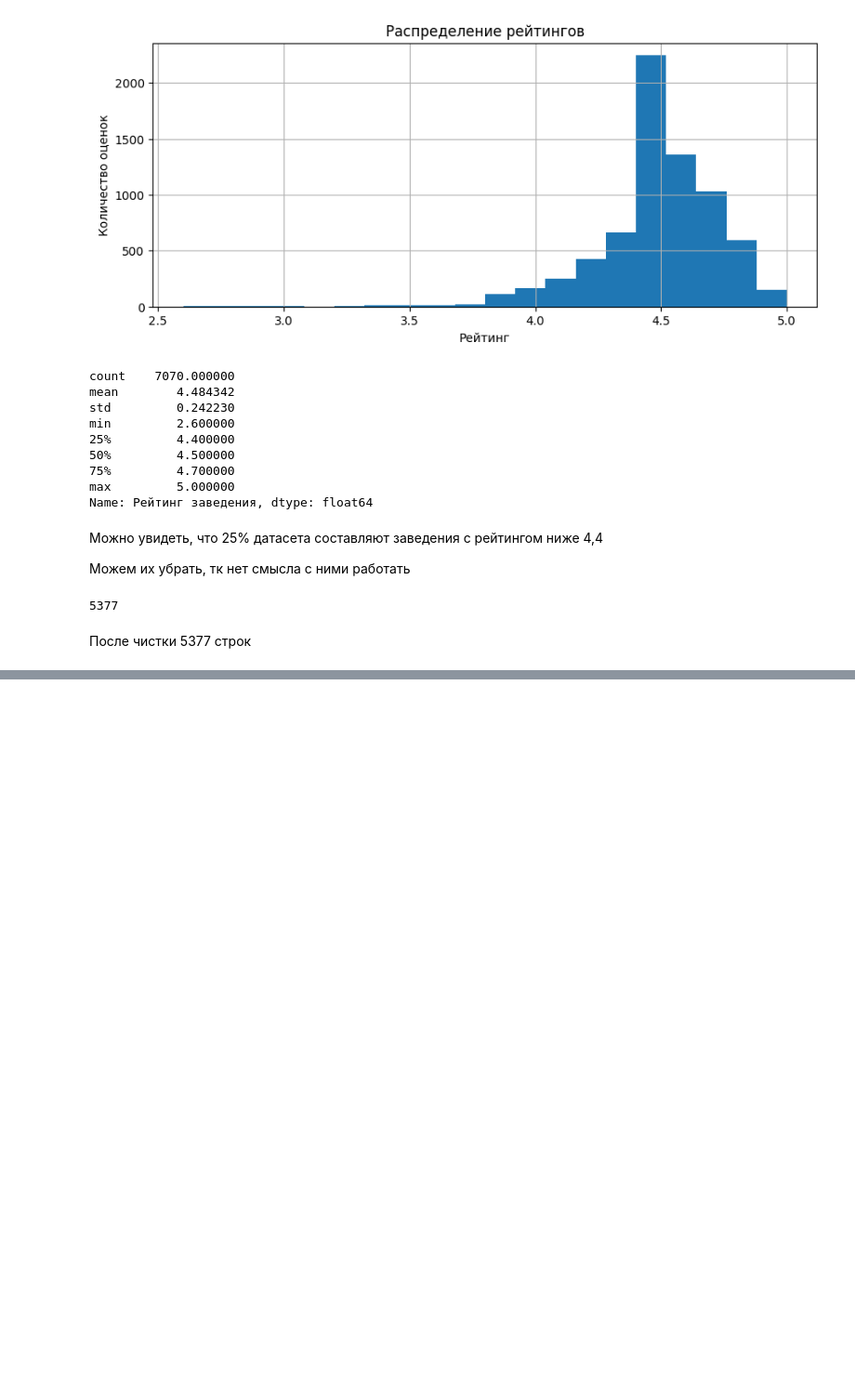
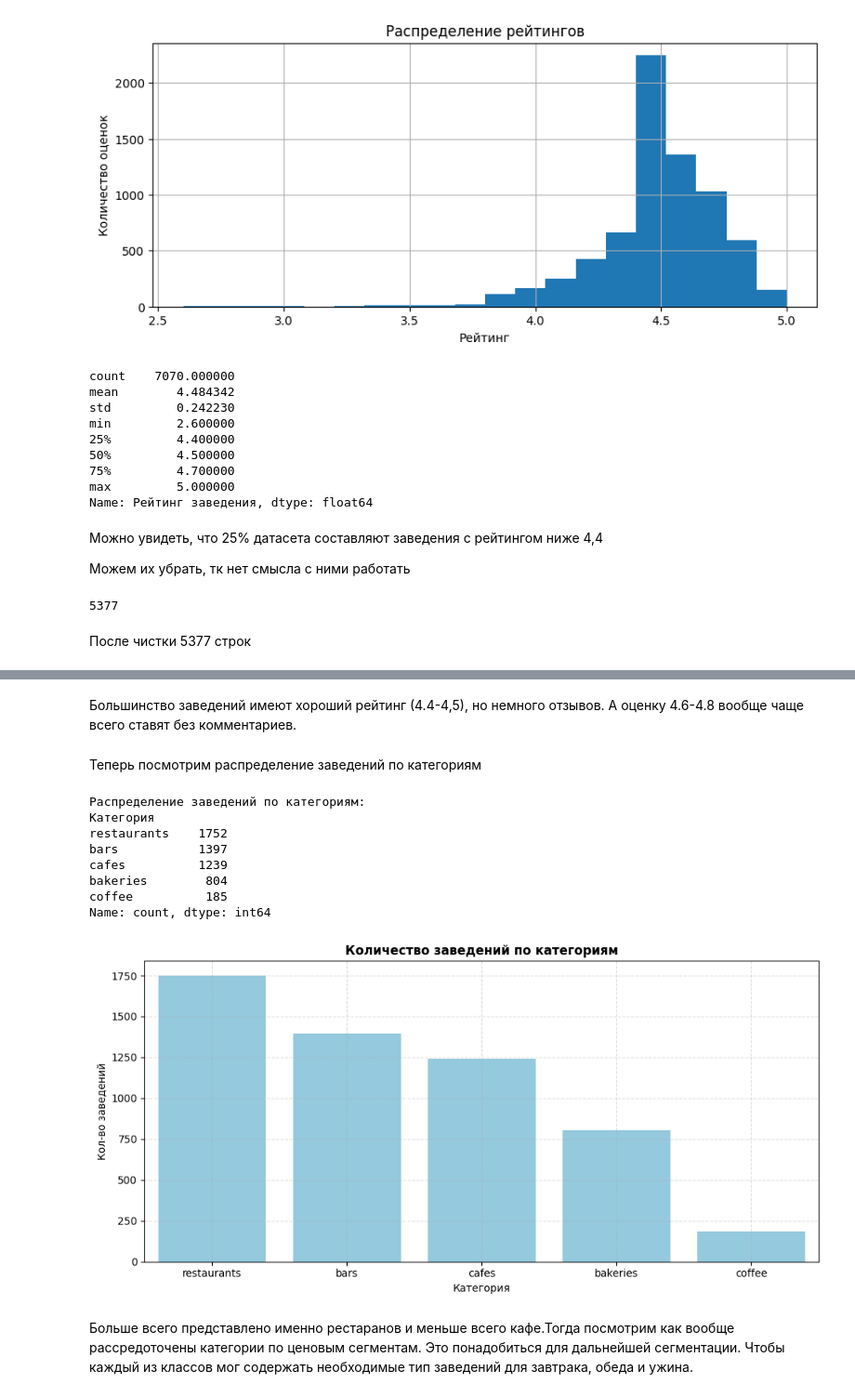
Before and after one commit to gryzunov4ik-create/group_project, a Jupyter notebook: Main_notebook.ipynb, the cells around one changed output, grey strips where cells are left out. Shown: that part at 93% size. Cells and saved outputs as stored; diff of their text form; code cells hidden in the pictures; blank space fills up the shorter version.

```diff
--- a/Main_notebook.ipynb
+++ b/Main_notebook.ipynb
@@ -200,0 +220,33 @@ len(df)
+# %% [markdown]
+Большинство заведений имеют хороший рейтинг (4.4-4,5), но немного отзывов. А оценку 4.6-4.8 вообще чаще всего ставят без комментариев.
+# %% [markdown]
+Теперь посмотрим распределение заведений по категориям
+# %%
+import seaborn as sns
+c=df['Категория'].value_counts()
+
+print("Распределение заведений по категориям:")
+print(c)
+
+plt.figure(figsize=(10, 5))
+sns.barplot(x=c.index, y=c.values, color='skyblue', edgecolor='none')
+
+plt.title('Количество заведений по категориям', fontweight='bold')
+plt.ylabel('Кол-во заведений')
+
+
+plt.grid(ls='--', alpha=0.4)
+plt.tight_layout()
+plt.show()
+# %% [output]
+Распределение заведений по категориям:
+Категория
+restaurants    1752
+bars           1397
+cafes          1239
+bakeries        804
+coffee          185
+Name: count, dtype: int64
+[figure, added]
+# %% [markdown]
+Больше всего представлено именно рестаранов и меньше всего кафе.Тогда посмотрим как вообще рассредоточены категории по ценовым сегментам. Это понадобиться для дальнейшей сегментации. Чтобы каждый из классов мог содержать необходимые тип заведений для завтрака, обеда и ужина.
```
Also changed, not shown: parts of 3 cells of this notebook.
